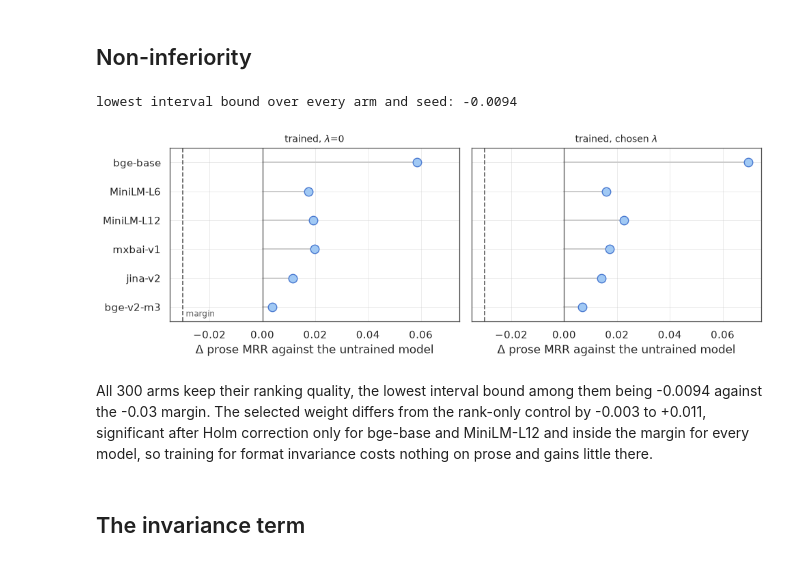
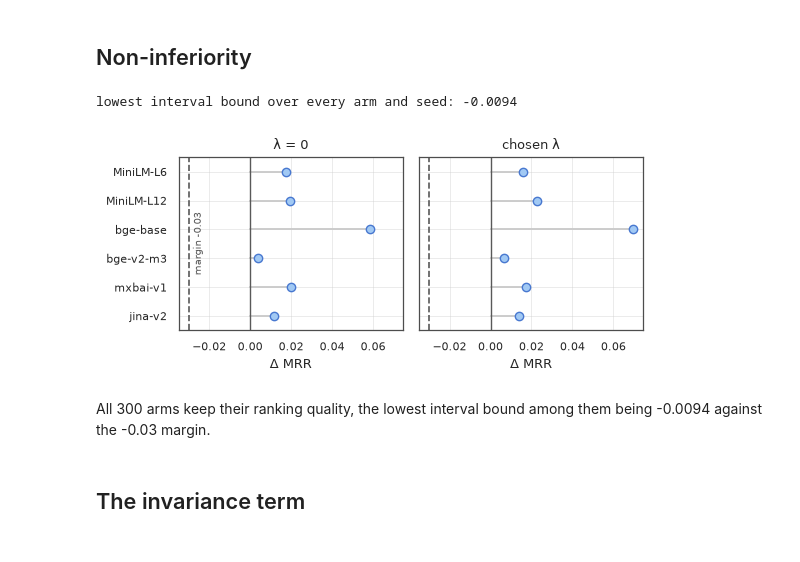
Before and after one commit to foad/format-sensitivity-reranking, a Jupyter notebook: notebooks/h2/h2_ablation_nonbox.ipynb, the cells around one changed output. Drawn from its saved outputs; the diff is of its cells as text; code cells hidden in the pictures.

```diff
--- a/notebooks/h2/h2_ablation_nonbox.ipynb
+++ b/notebooks/h2/h2_ablation_nonbox.ipynb
@@ -21,16 +21,25 @@ from fsr.h2_results import (
     seed_prose_table,
 )
 
-sns.set_theme(style="whitegrid", context="notebook")
+sns.set_theme(style="whitegrid", context="paper")
 plt.rcParams.update(
     {
         "figure.dpi": 100,
+        "font.size": 9,
+        "axes.labelsize": 9,
+        "xtick.labelsize": 8,
+        "ytick.labelsize": 8,
+        "legend.fontsize": 8,
         "grid.linewidth": 0.6,
         "grid.alpha": 0.45,
         "axes.edgecolor": "0.3",
         "axes.linewidth": 0.9,
     }
 )
+
+# the thesis text width in inches: A4 with 1 in margins. Figures are drawn at the
+# width they are printed at, so their text prints at its true size.
+TEXT_WIDTH = 6.27
 
 BAR_FILL = sns.color_palette("pastel")[0]
 BAR_EDGE = sns.color_palette("muted")[0]
@@ -47,8 +56,8 @@ DATA_ROOT = ROOT / "data" / "nq"
 FIG_DIR = ROOT / "notebooks" / "h2" / "figures"
 FIG_DIR.mkdir(parents=True, exist_ok=True)
 
-MRR_LABEL = "prose MRR"
-DELTA_LABEL = "$\\Delta$ prose MRR against the untrained model"
+MRR_LABEL = "MRR"
+DELTA_LABEL = "Δ MRR"
 
 
 def save(fig, name):
@@ -72,6 +81,7 @@ def fills(flags):
 SLUGS = prose_available(DATA_ROOT)
 SEEDS = list(TRAINING_SEEDS)
 SEED_COLUMNS = [f"seed {s}" for s in SEEDS]
+OFFSETS = np.linspace(-0.24, 0.24, len(SEEDS))
 ARMS = 2 * len(FORMAT_NAMES) * len(SEEDS)
 prose = seed_prose_table(DATA_ROOT, SLUGS)
 
@@ -111,11 +121,11 @@ prose[
 | mxbai-v1 | 0.1 | 0.9222 | 0.9419 | 0.9394 | 0.0197 | 0.0172 | 50 |
 | jina-v2 | 0.1 | 0.9426 | 0.9541 | 0.9567 | 0.0115 | 0.0141 | 50 |
 # %%
-order = prose.sort_values("baseline_mrr").index
+order = prose.index
 rows = prose.loc[order]
 y = np.arange(len(order))
 
-fig, ax = plt.subplots(figsize=(7.2, 3.9))
+fig, ax = plt.subplots(figsize=(0.9 * TEXT_WIDTH, 2.6))
 ax.hlines(y, rows["baseline_mrr"], rows["winner_mrr"], color="0.78", lw=2.0, zorder=1)
 for column, colour, edge, label in (
     ("baseline_mrr", MUTED_FILL, MUTED_EDGE, "untrained"),
@@ -125,7 +135,7 @@ for column, colour, edge, label in (
     ax.scatter(
         rows[column],
         y,
-        s=66,
+        s=40,
         color=colour,
         edgecolor=edge,
         linewidth=1.0,
@@ -139,7 +149,6 @@ ax.set_ylim(len(order) - 0.5, -0.5)
 ax.set_xlabel(MRR_LABEL)
 ax.legend(
     loc="lower left",
-    fontsize=9,
     frameon=True,
     facecolor="white",
     edgecolor="0.8",
@@ -159,51 +168,50 @@ the untrained quality accounts for the spread across the set.
 ## Non-inferiority
 # %%
 panels = [
-    ("control", "trained, $\\lambda$=0"),
-    ("winner", "trained, chosen $\\lambda$"),
+    ("control", "λ = 0"),
+    ("winner", "chosen λ"),
 ]
 
-fig, axs = plt.subplots(1, 2, figsize=(10, 3.6), sharey=True, sharex=True)
+fig, axs = plt.subplots(1, 2, figsize=(0.9 * TEXT_WIDTH, 2.6), sharey=True, sharex=True)
 for ax, (condition, title) in zip(axs, panels, strict=True):
     point = prose.loc[order, f"{condition}_delta"]
     fill, edge = fills(prose.loc[order, "arms_kept"] == ARMS)
     for pos, value, f, e in zip(y, point, fill, edge, strict=True):
         ax.plot([0, value], [pos, pos], color="0.8", lw=1.4, zorder=1)
-        ax.plot([value], [pos], marker="o", ms=9, mfc=f, mec=e, mew=1.0, zorder=3)
+        ax.plot([value], [pos], marker="o", ms=6, mfc=f, mec=e, mew=1.0, zorder=3)
     ax.axvline(0, color=RULE, lw=1, zorder=2)
     ax.axvline(-NI_MARGIN, color=RULE, ls="--", lw=1.2, zorder=2)
-    ax.set_title(title, fontsize=10)
+    ax.set_title(title, fontsize=9)
     ax.set_xlabel(DELTA_LABEL)
 
 axs[0].set_yticks(y)
 axs[0].set_yticklabels(order)
 axs[0].set_ylim(len(order) - 0.5, -0.5)
 axs[0].text(
-    -NI_MARGIN,
-    len(order) - 0.6,
-    " margin ",
+    -NI_MARGIN + 0.002,
+    0.5,
+    f"margin {-NI_MARGIN:g}",
     color=RULE,
-    fontsize=8.5,
+    fontsize=7,
+    rotation=90,
     ha="left",
-    va="bottom",
+    va="center",
+    transform=axs[0].get_xaxis_transform(),
 )
 save(fig, "nonbox_non_inferiority")
 
 lowest = min(
     prose_fold_frame(DATA_ROOT, slug, seed)[["control_lo", "winner_lo"]].min().min()
     for slug in SLUGS
     for seed in SEEDS
 )
 print(f"lowest interval bound over every arm and seed: {lowest:+.4f}")
 # %% [output]
 lowest interval bound over every arm and seed: -0.0094
-[figure, old version]
+[figure, new version]
 # %% [markdown]
 All 300 arms keep their ranking quality, the lowest interval bound among them
-being -0.0094 against the -0.03 margin. The selected weight differs from the
-rank-only control by -0.003 to +0.011, significant after Holm correction only for
-bge-base and MiniLM-L12 and inside the margin for every model, so training for
-format invariance costs nothing on prose and gains little there.
+being -0.0094 against the -0.03 margin.
 # %% [markdown]
 ## The invariance term
 # %%
```
Also changed, not shown: parts of 4 cells of this notebook, 24 other files.
